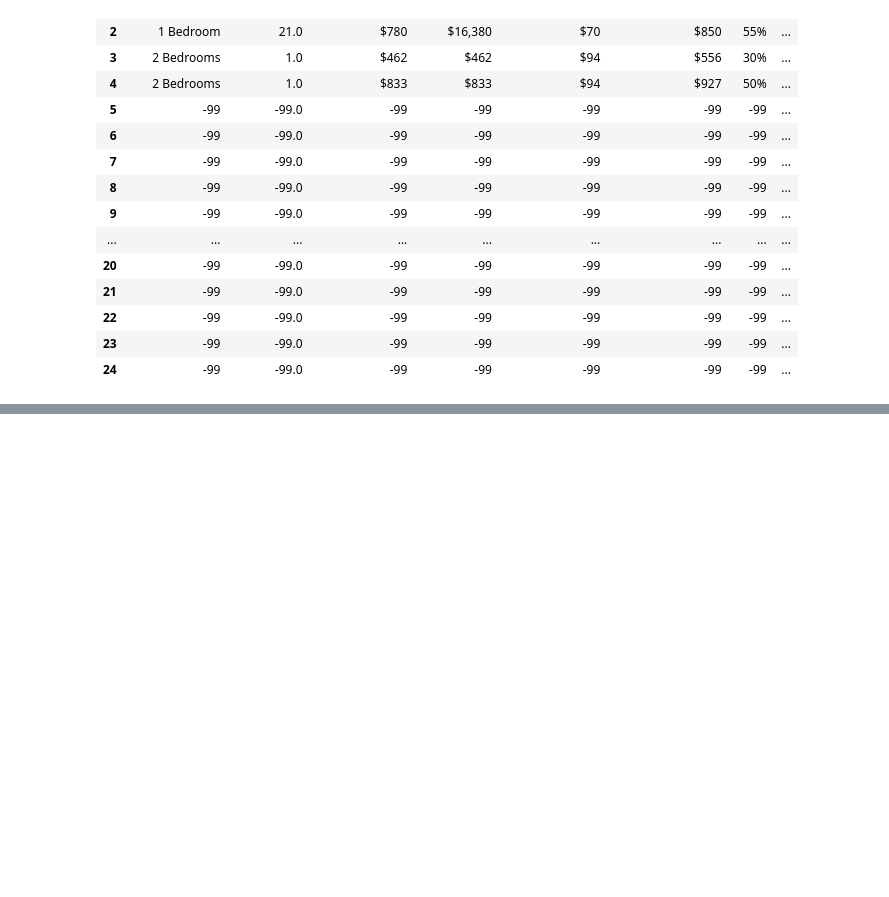
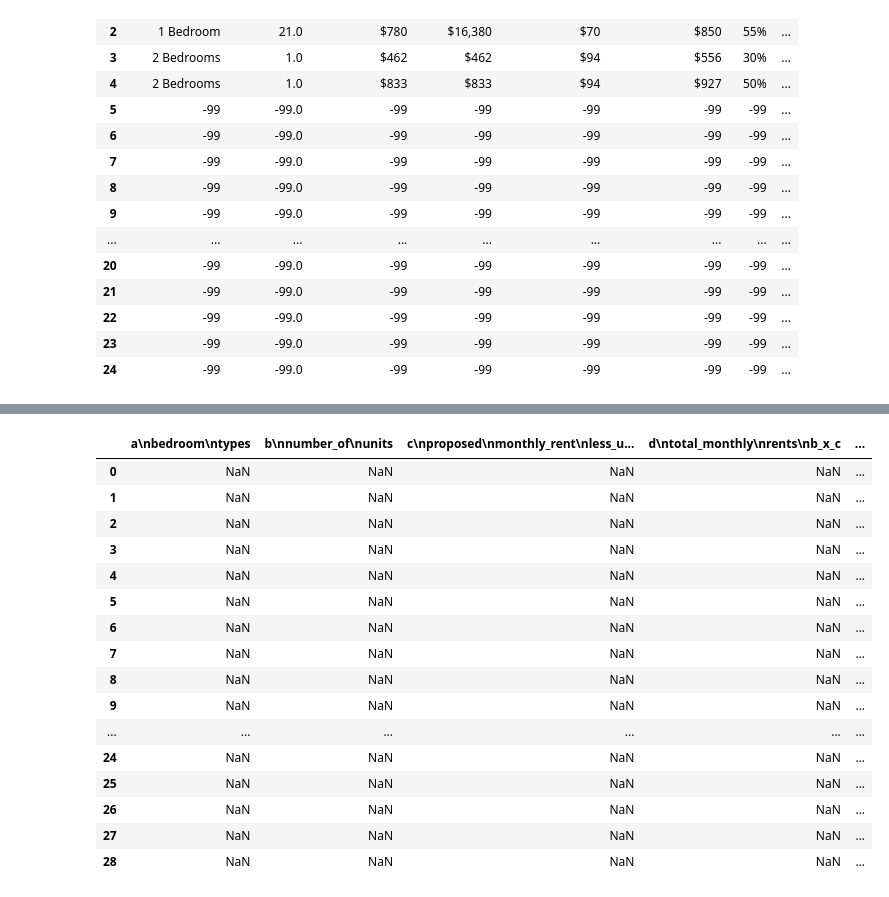
Before and after one commit to farihahahaa/DiscoveryFall22, a Jupyter notebook: InitDataScrape.ipynb, the cells around one changed output, grey strips where cells are left out. Saved outputs shown, nothing was run; the diff lists cells and outputs as text; code cells hidden in the pictures; blank space fills up the shorter version.

Commit message:
Attempt to capture all tables on page

```diff
--- a/InitDataScrape.ipynb
+++ b/InitDataScrape.ipynb
@@ -428,3 +497,26 @@ Table extracted and saved to 24app_mr.csv
+# %%
+app_37 = "/content/gdrive/MyDrive/Terner/PDFs/17-037.pdf"
+cf_37 = extract_table_from_pdf2(app_37, [17], "37app_9%.csv")
+cf_37 = pd.read_csv("37app_9%.csv")
+cf_37
+# %% [output]
+|  | a\nbedroom\ntypes | b\nnumber_of\nunits | c\nproposed\nmonthly_rent\nless_u... | d\ntotal_monthly\nrents\nb_x_c | ... |
+| 0 | NaN | NaN | NaN | NaN | ... |
+| 1 | NaN | NaN | NaN | NaN | ... |
+| 2 | NaN | NaN | NaN | NaN | ... |
+| 3 | NaN | NaN | NaN | NaN | ... |
+| 4 | NaN | NaN | NaN | NaN | ... |
+| 5 | NaN | NaN | NaN | NaN | ... |
+| 6 | NaN | NaN | NaN | NaN | ... |
+| 7 | NaN | NaN | NaN | NaN | ... |
+| 8 | NaN | NaN | NaN | NaN | ... |
+| 9 | NaN | NaN | NaN | NaN | ... |
+| ... | ... | ... | ... | ... | ... |
+| 24 | NaN | NaN | NaN | NaN | ... |
+| 25 | NaN | NaN | NaN | NaN | ... |
+| 26 | NaN | NaN | NaN | NaN | ... |
+| 27 | NaN | NaN | NaN | NaN | ... |
+| 28 | NaN | NaN | NaN | NaN | ... |
 # %%
 # import tabula
 # import pandas as pd
```
Also changed, not shown: parts of 5 cells of this notebook.
